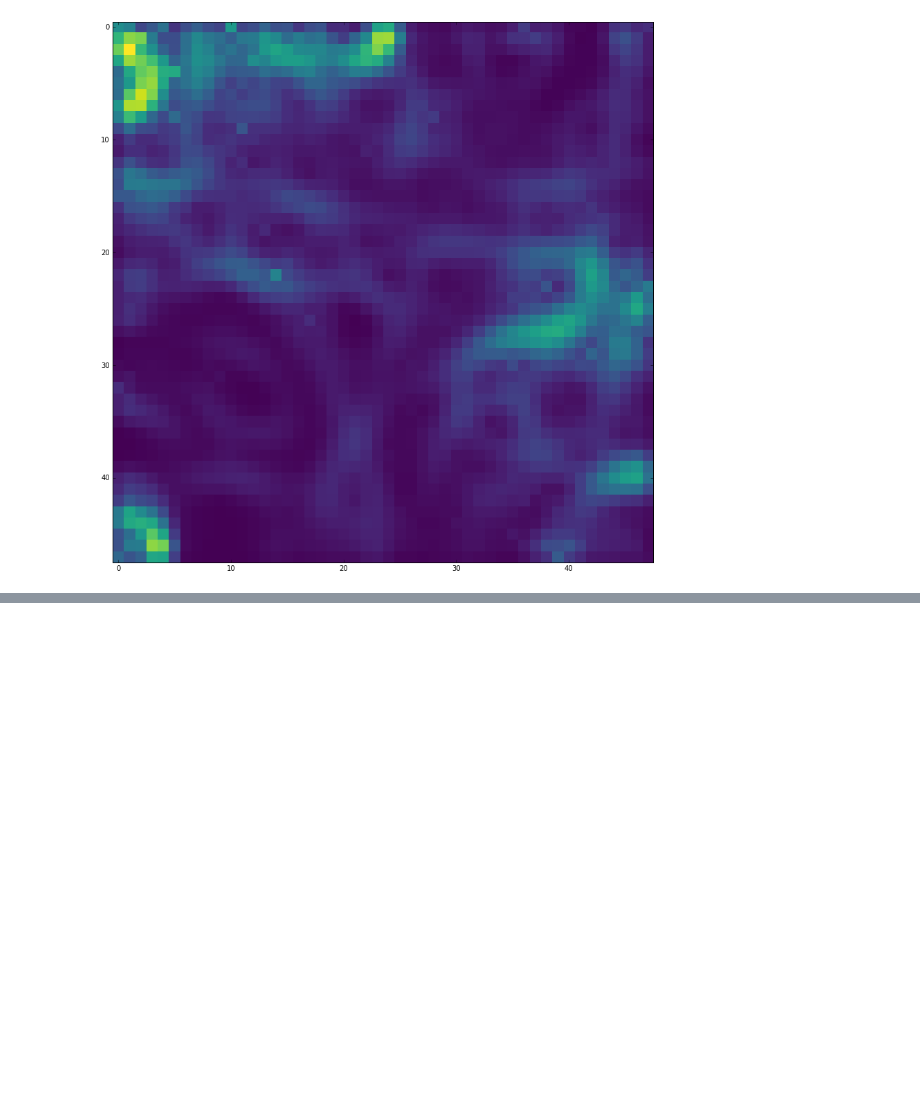
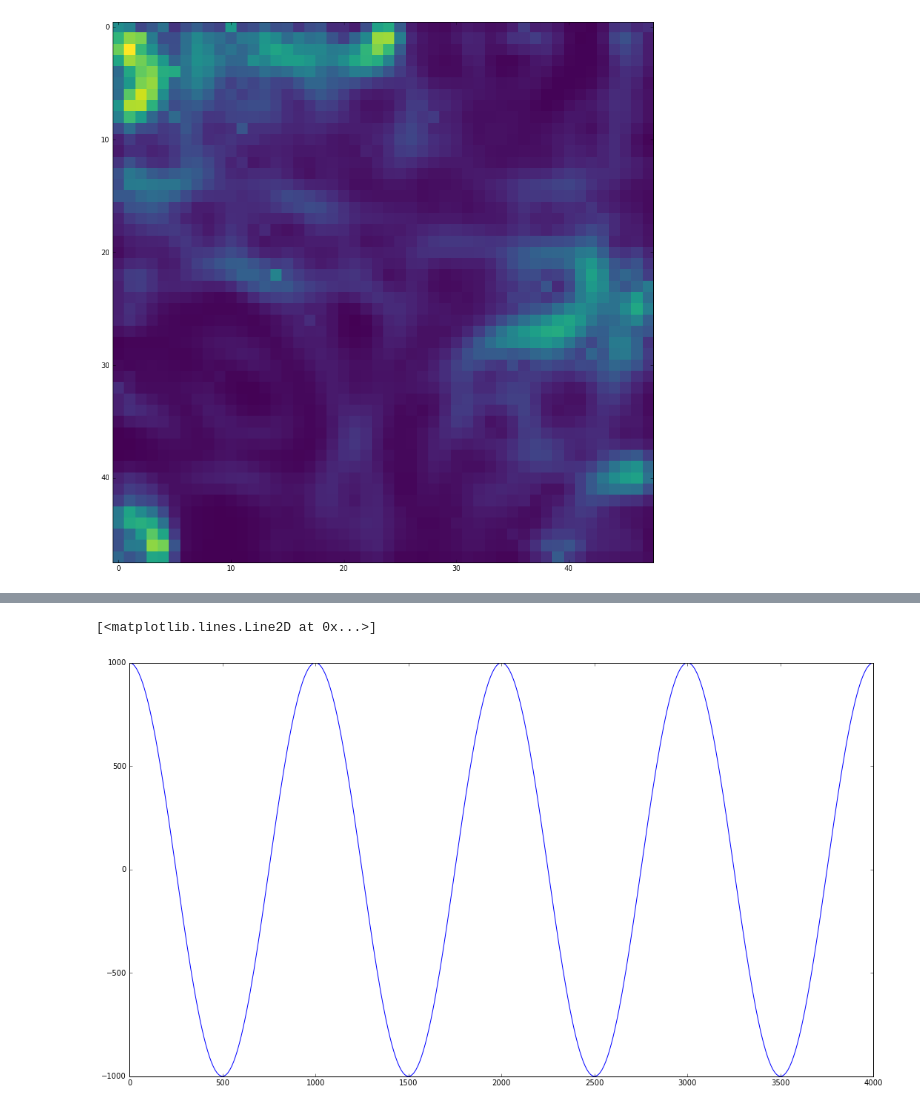
Before and after one commit to toinsson/rto, a Jupyter notebook: RTO - rewarding the original.ipynb, the cells around one changed output, grey strips where cells are left out. Saved outputs shown, nothing was run; the diff lists cells and outputs as text; code cells hidden in the pictures; blank space fills up the shorter version.

```diff
--- a/RTO - rewarding the original.ipynb
+++ b/RTO - rewarding the original.ipynb
@@ -157,0 +175,15 @@ TODO: plot trajectory of rotation around one axis on the SOM
+# %%
+stepsize = 10
+samples_t = np.arange(10, 4000, stepsize)
+
+cosdata = np.cos(2*np.pi/1000*samples_t)[:,None]
+sindata = np.sin(2*np.pi/1000*samples_t)[:,None]
+zerosdata = np.zeros((samples_t.shape + (1,)))
+
+rot_x = 1000 * np.hstack((zerosdata, cosdata, sindata))
+rot_y = 1000 * np.hstack((cosdata, zerosdata, sindata))
+# %%
+plt.plot(samples_t, rot_x[:,1])
+# %% [output]
+[<matplotlib.lines.Line2D at 0x...>]
+[figure, added]
```
Also changed, not shown: parts of 11 cells of this notebook, 1 other file.
